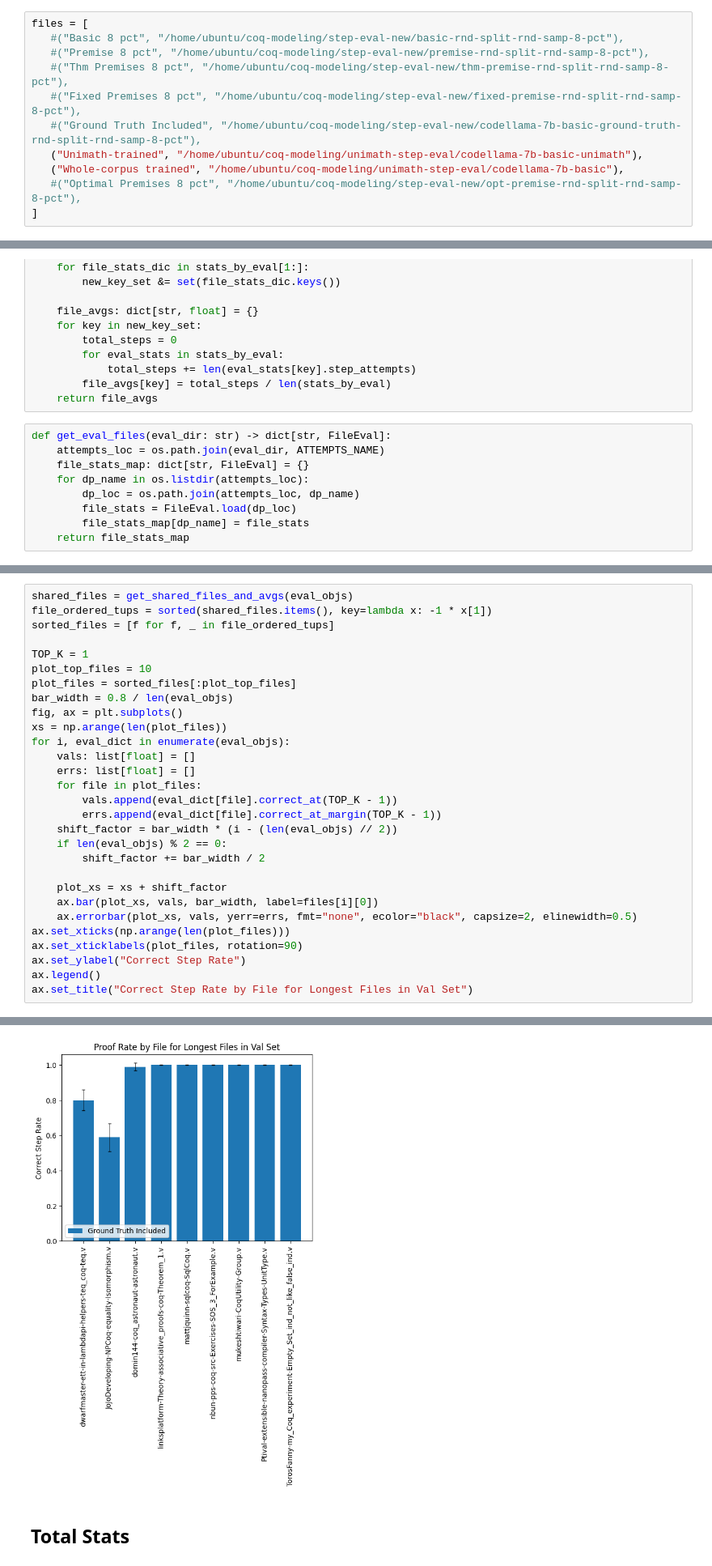
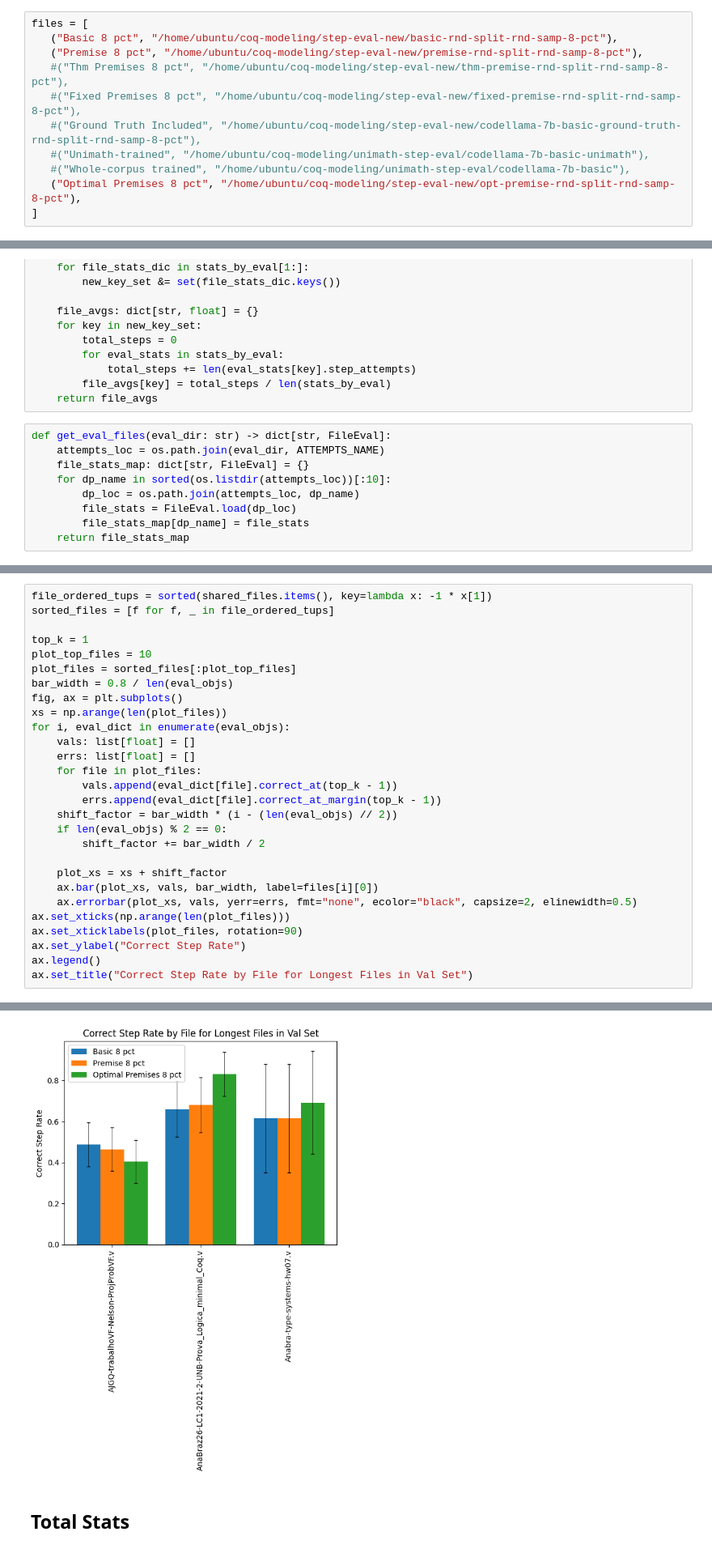
Before and after one commit to rkthomps/coq-modeling, a Jupyter notebook: notebooks/evaluation/step_eval.ipynb, the cells around one changed output, grey strips where cells are left out. Shown at 81% size. Cells and saved outputs as stored; diff of their text form.

```diff
--- a/notebooks/evaluation/step_eval.ipynb
+++ b/notebooks/evaluation/step_eval.ipynb
@@ -9,13 +10,13 @@ import matplotlib.pyplot as plt
 # %%
 files = [
-   #("Basic 8 pct", "/home/ubuntu/coq-modeling/step-eval-new/basic-rnd-split-rnd-samp-8-pct"),
-   #("Premise 8 pct", "/home/ubuntu/coq-modeling/step-eval-new/premise-rnd-split-rnd-samp-8-pct"),
+   ("Basic 8 pct", "/home/ubuntu/coq-modeling/step-eval-new/basic-rnd-split-rnd-samp-8-pct"),
+   ("Premise 8 pct", "/home/ubuntu/coq-modeling/step-eval-new/premise-rnd-split-rnd-samp-8-pct"),
    #("Thm Premises 8 pct", "/home/ubuntu/coq-modeling/step-eval-new/thm-premise-rnd-split-rnd-samp-8-pct"),
    #("Fixed Premises 8 pct", "/home/ubuntu/coq-modeling/step-eval-new/fixed-premise-rnd-split-rnd-samp-8-pct"),
    #("Ground Truth Included", "/home/ubuntu/coq-modeling/step-eval-new/codellama-7b-basic-ground-truth-rnd-split-rnd-samp-8-pct"),
-   ("Unimath-trained", "/home/ubuntu/coq-modeling/unimath-step-eval/codellama-7b-basic-unimath"),
-   ("Whole-corpus trained", "/home/ubuntu/coq-modeling/unimath-step-eval/codellama-7b-basic"),
-   #("Optimal Premises 8 pct", "/home/ubuntu/coq-modeling/step-eval-new/opt-premise-rnd-split-rnd-samp-8-pct"),
+   #("Unimath-trained", "/home/ubuntu/coq-modeling/unimath-step-eval/codellama-7b-basic-unimath"),
+   #("Whole-corpus trained", "/home/ubuntu/coq-modeling/unimath-step-eval/codellama-7b-basic"),
+   ("Optimal Premises 8 pct", "/home/ubuntu/coq-modeling/step-eval-new/opt-premise-rnd-split-rnd-samp-8-pct"),
 ]
 # %%
 def get_shared_files_and_avgs(stats_by_eval: list[dict[str, FileEval]]) -> dict[str, float]:
@@ -35,7 +36,7 @@ def get_shared_files_and_avgs(stats_by_eval: list[dict[str, FileEval]]) -> dict[
 def get_eval_files(eval_dir: str) -> dict[str, FileEval]:
     attempts_loc = os.path.join(eval_dir, ATTEMPTS_NAME)
     file_stats_map: dict[str, FileEval] = {}
-    for dp_name in os.listdir(attempts_loc):
+    for dp_name in sorted(os.listdir(attempts_loc))[:10]:
         dp_loc = os.path.join(attempts_loc, dp_name)
         file_stats = FileEval.load(dp_loc)
         file_stats_map[dp_name] = file_stats
@@ -45,9 +54,8 @@ eval_objs = [get_eval_files(d) for _, d in files]
 # %%
-shared_files = get_shared_files_and_avgs(eval_objs)
 file_ordered_tups = sorted(shared_files.items(), key=lambda x: -1 * x[1])
 sorted_files = [f for f, _ in file_ordered_tups]
 
-TOP_K = 1
+top_k = 1
 plot_top_files = 10
 plot_files = sorted_files[:plot_top_files]
 bar_width = 0.8 / len(eval_objs)
@@ -57,8 +65,8 @@ for i, eval_dict in enumerate(eval_objs):
     vals: list[float] = []
     errs: list[float] = []
     for file in plot_files:
-        vals.append(eval_dict[file].correct_at(TOP_K - 1))
-        errs.append(eval_dict[file].correct_at_margin(TOP_K - 1))
+        vals.append(eval_dict[file].correct_at(top_k - 1))
+        errs.append(eval_dict[file].correct_at_margin(top_k - 1))
     shift_factor = bar_width * (i - (len(eval_objs) // 2))
     if len(eval_objs) % 2 == 0:
         shift_factor += bar_width / 2
@@ -76,4 +84,4 @@ Text(0.5, 1.0, 'Proof Rate by File for Longest Files in Val Set')
-[figure, old version]
+[figure, new version]
 # %% [markdown]
 ## Total Stats
 # %%
```
Also changed, not shown: parts of 8 cells of this notebook, 4 other files.
